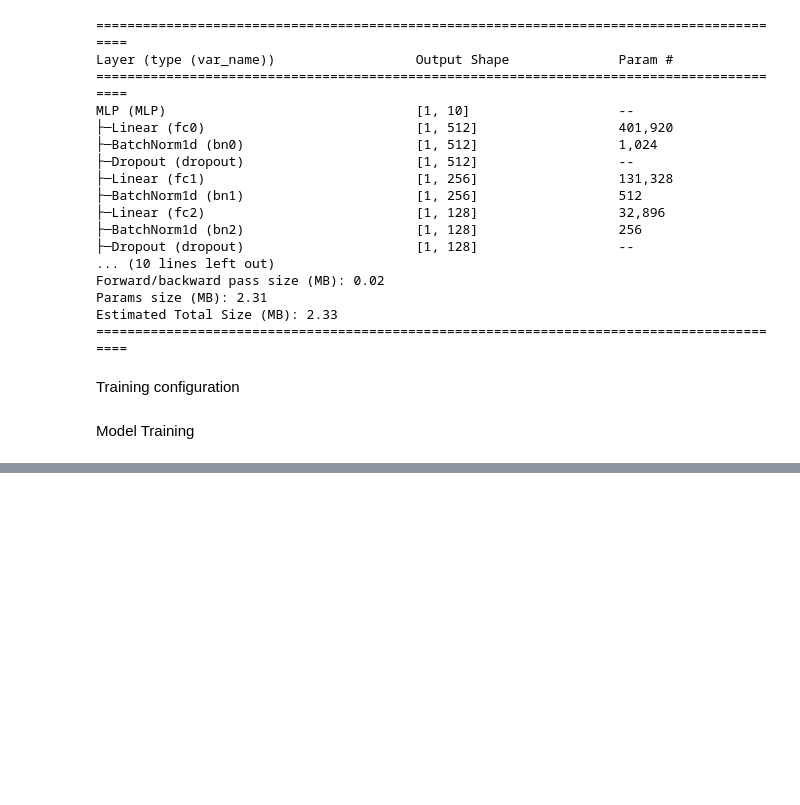
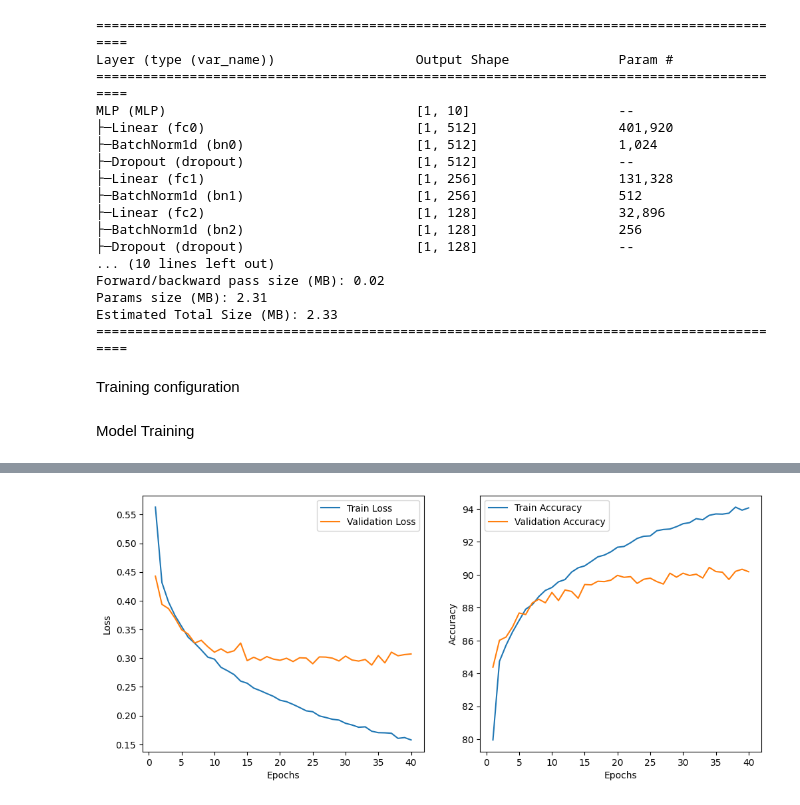
Before and after one commit to RamuNalla/pytorch-bootcamp-notebooks, a Jupyter notebook: 3_MLP_on_fashion_dataset.ipynb, the cells around one changed output, grey strips where cells are left out. Cells and saved outputs as stored; diff of their text form; code cells hidden in the pictures; blank space fills up the shorter version.

Commit message:
training an MLP on MNIST Fashion dataset

```diff
--- a/3_MLP_on_fashion_dataset.ipynb
+++ b/3_MLP_on_fashion_dataset.ipynb
@@ -232,3 +235,6 @@ def main(model, trainloader, val_loader, epochs=5, DEVICE = "cuda"):
     plt.ylabel('Accuracy')
     plt.legend()
     plt.show()
+# %%
+main(mlp_model, train_loader, val_loader, epochs = num_epochs, DEVICE = DEVICE)
+# %% [output]
@@ -234,0 +258 @@ def main(model, trainloader, val_loader, epochs=5, DEVICE = "cuda"):
+[figure, added]
```
Also changed, not shown: parts of 13 cells of this notebook.
